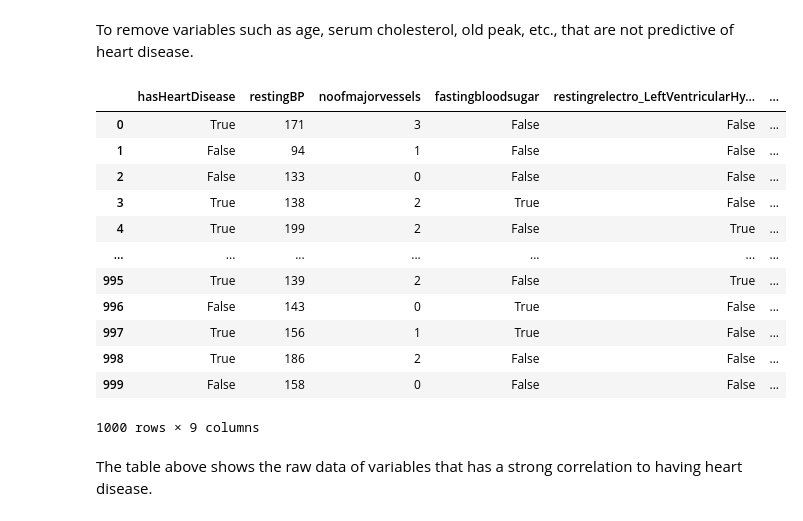
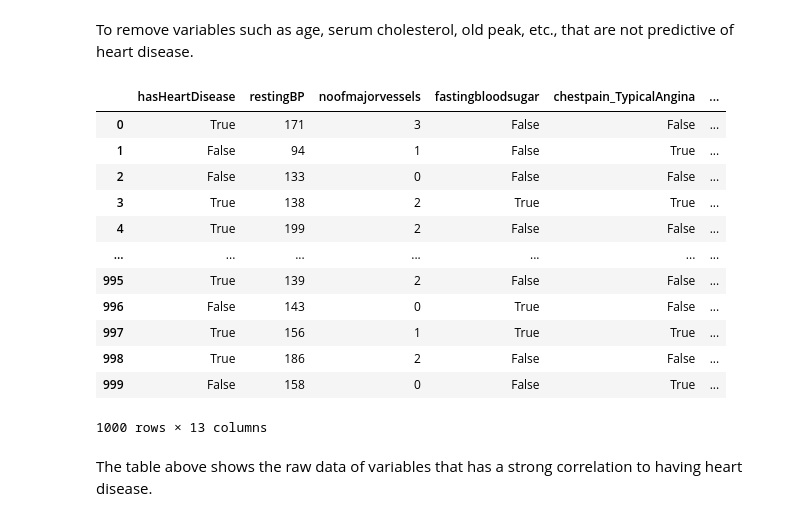
Before and after one commit to liongxunqi/SC1015-Project, a Jupyter notebook: dsai_exploration_and_visualisation .ipynb, the cells around one changed output. Cells and saved outputs as stored; diff of their text form; code cells hidden in the pictures.

Commit message:
fix: Missing columns in file exporting

```diff
--- a/dsai_exploration_and_visualisation .ipynb
+++ b/dsai_exploration_and_visualisation .ipynb
@@ -568,22 +569,37 @@ Variables that have strong correlations to having heart disease are:
 # %% [markdown]
 To remove variables such as age, serum cholesterol, old peak, etc., that are not predictive of heart disease.
 # %%
-df = data[['hasHeartDisease','restingBP', 'noofmajorvessels','fastingbloodsugar','restingrelectro_LeftVentricularHypertrophy', 'slope_Undefined', 'slope_Upsloping', 'slope_Flat','slope_Downsloping']]
+df = data[[
+    'hasHeartDisease',
+    'restingBP',
+    'noofmajorvessels',
+    'fastingbloodsugar',
+    'chestpain_TypicalAngina',
+    'chestpain_AtypicalAngina',
+    'chestpain_NonAnginal',
+    'chestpain_Asymptomatic',
+    'restingrelectro_LeftVentricularHypertrophy',
+    'slope_Undefined',
+    'slope_Upsloping',
+    'slope_Flat',
+    'slope_Downsloping'
+]]
+
 df
 # %% [output]
-|  | hasHeartDisease | restingBP | noofmajorvessels | fastingbloodsugar | restingrelectro_LeftVentricularHy... | ... |
+|  | hasHeartDisease | restingBP | noofmajorvessels | fastingbloodsugar | chestpain_TypicalAngina | ... |
 | 0 | True | 171 | 3 | False | False | ... |
-| 1 | False | 94 | 1 | False | False | ... |
+| 1 | False | 94 | 1 | False | True | ... |
 | 2 | False | 133 | 0 | False | False | ... |
-| 3 | True | 138 | 2 | True | False | ... |
-| 4 | True | 199 | 2 | False | True | ... |
+| 3 | True | 138 | 2 | True | True | ... |
+| 4 | True | 199 | 2 | False | False | ... |
 | ... | ... | ... | ... | ... | ... | ... |
-| 995 | True | 139 | 2 | False | True | ... |
+| 995 | True | 139 | 2 | False | False | ... |
 | 996 | False | 143 | 0 | True | False | ... |
-| 997 | True | 156 | 1 | True | False | ... |
+| 997 | True | 156 | 1 | True | True | ... |
 | 998 | True | 186 | 2 | False | False | ... |
-| 999 | False | 158 | 0 | False | False | ... |
+| 999 | False | 158 | 0 | False | True | ... |
-1000 rows × 9 columns
+1000 rows × 13 columns
 # %% [markdown]
 The table above shows the raw data of variables that has a strong correlation to having heart disease.
 # %%
```
Also changed, not shown: parts of 1 cell of this notebook, 1 other file.
